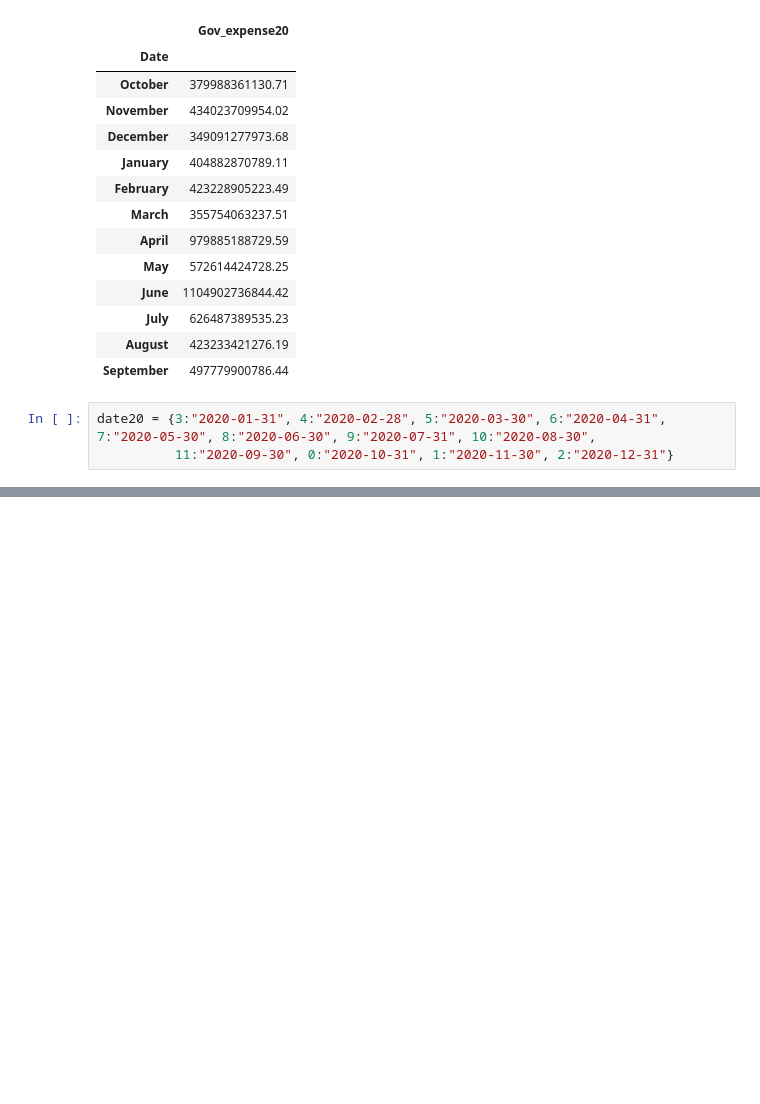
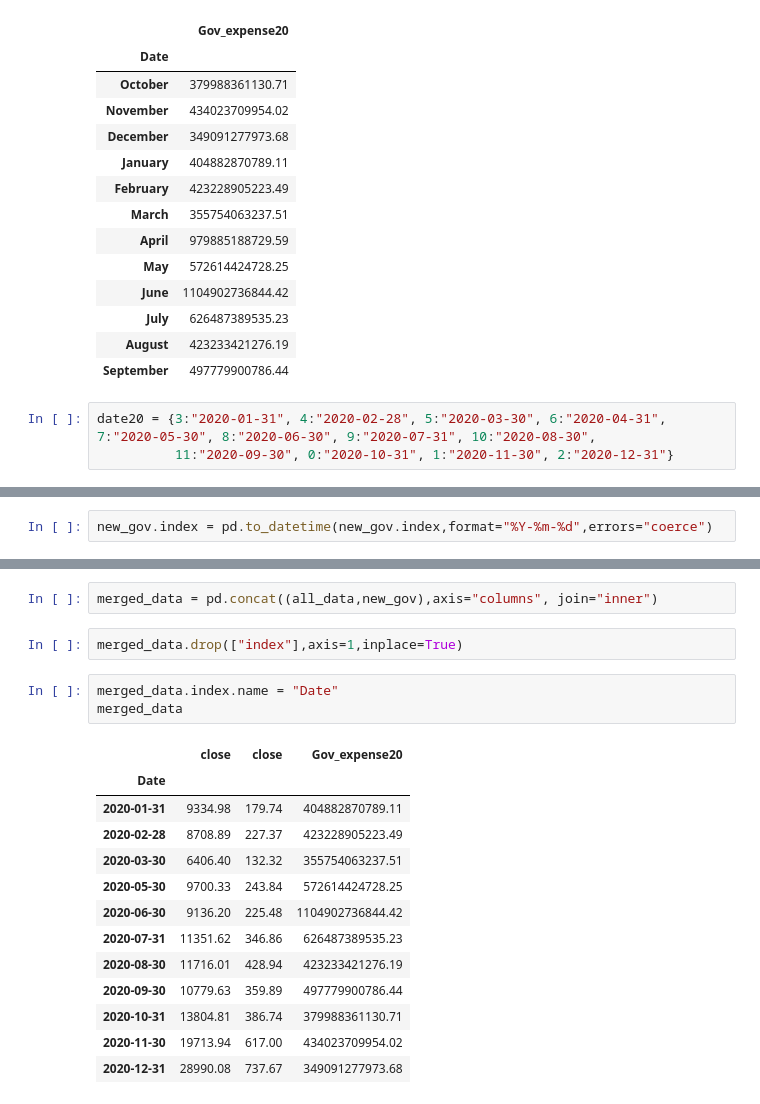
Before and after one commit to haege101/2020-Government-Expenditure-Correlation-Project, a Jupyter notebook: Project 1 Group Code.ipynb, the cells around one changed output, grey strips where cells are left out. Saved outputs shown, nothing was run; the diff lists cells and outputs as text; blank space fills up the shorter version.

```diff
--- a/Project 1 Group Code.ipynb
+++ b/Project 1 Group Code.ipynb
@@ -228,0 +222,2 @@ hello world
+# %%
+new_gov.index = pd.to_datetime(new_gov.index,format="%Y-%m-%d",errors="coerce")
@@ -228,0 +228,21 @@ hello world
+# %%
+merged_data = pd.concat((all_data,new_gov),axis="columns", join="inner")
+# %%
+merged_data.drop(["index"],axis=1,inplace=True)
+# %%
+merged_data.index.name = "Date"
+merged_data
+# %% [output]
+|  | close | close | Gov_expense20 |
+| Date |  |  |  |
+| 2020-01-31 | 9334.98 | 179.74 | 404882870789.11 |
+| 2020-02-28 | 8708.89 | 227.37 | 423228905223.49 |
+| 2020-03-30 | 6406.40 | 132.32 | 355754063237.51 |
+| 2020-05-30 | 9700.33 | 243.84 | 572614424728.25 |
+| 2020-06-30 | 9136.20 | 225.48 | 1104902736844.42 |
+| 2020-07-31 | 11351.62 | 346.86 | 626487389535.23 |
+| 2020-08-30 | 11716.01 | 428.94 | 423233421276.19 |
+| 2020-09-30 | 10779.63 | 359.89 | 497779900786.44 |
+| 2020-10-31 | 13804.81 | 386.74 | 379988361130.71 |
+| 2020-11-30 | 19713.94 | 617.00 | 434023709954.02 |
+| 2020-12-31 | 28990.08 | 737.67 | 349091277973.68 |
```
Also changed, not shown: parts of 10 cells of this notebook.
